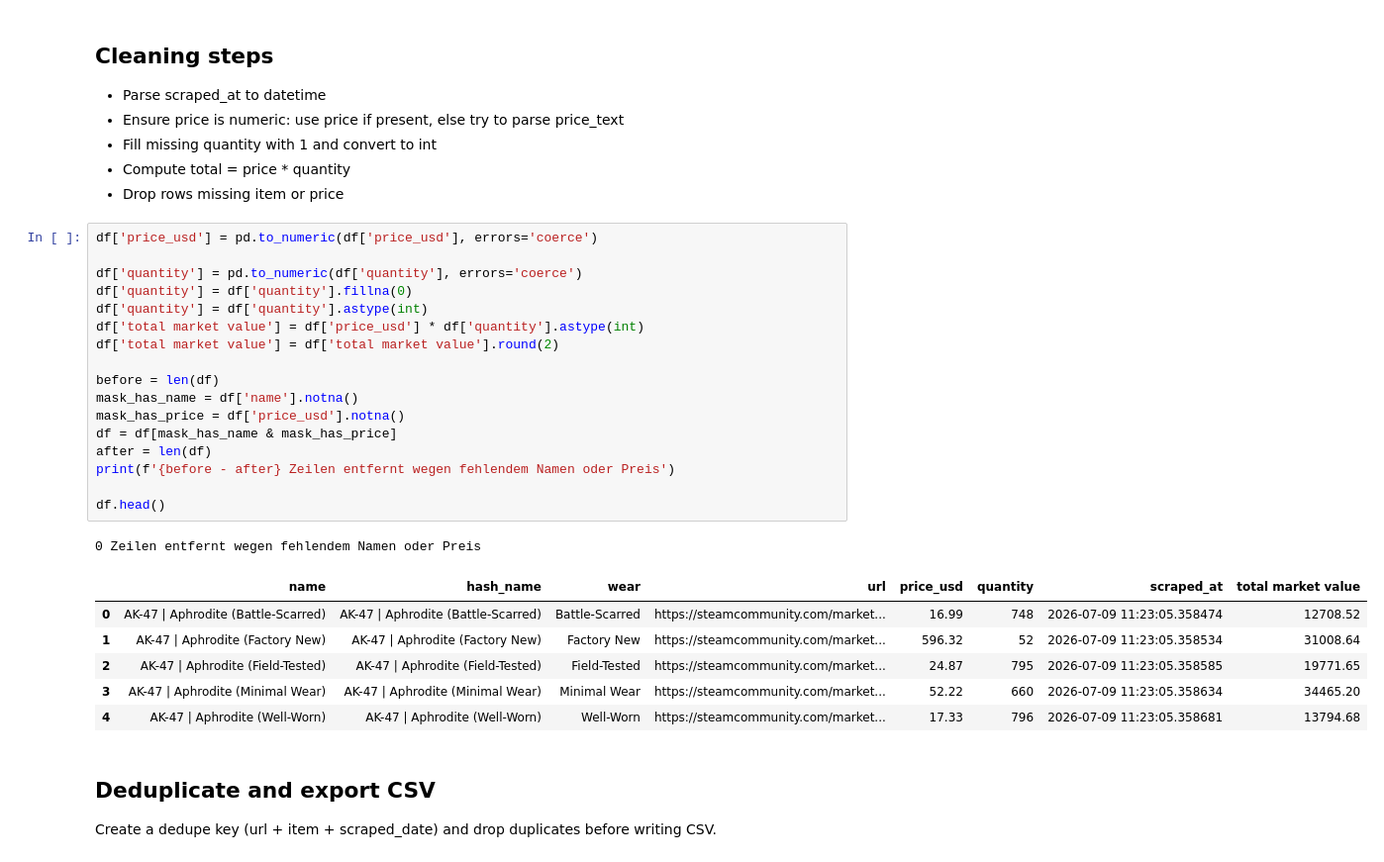
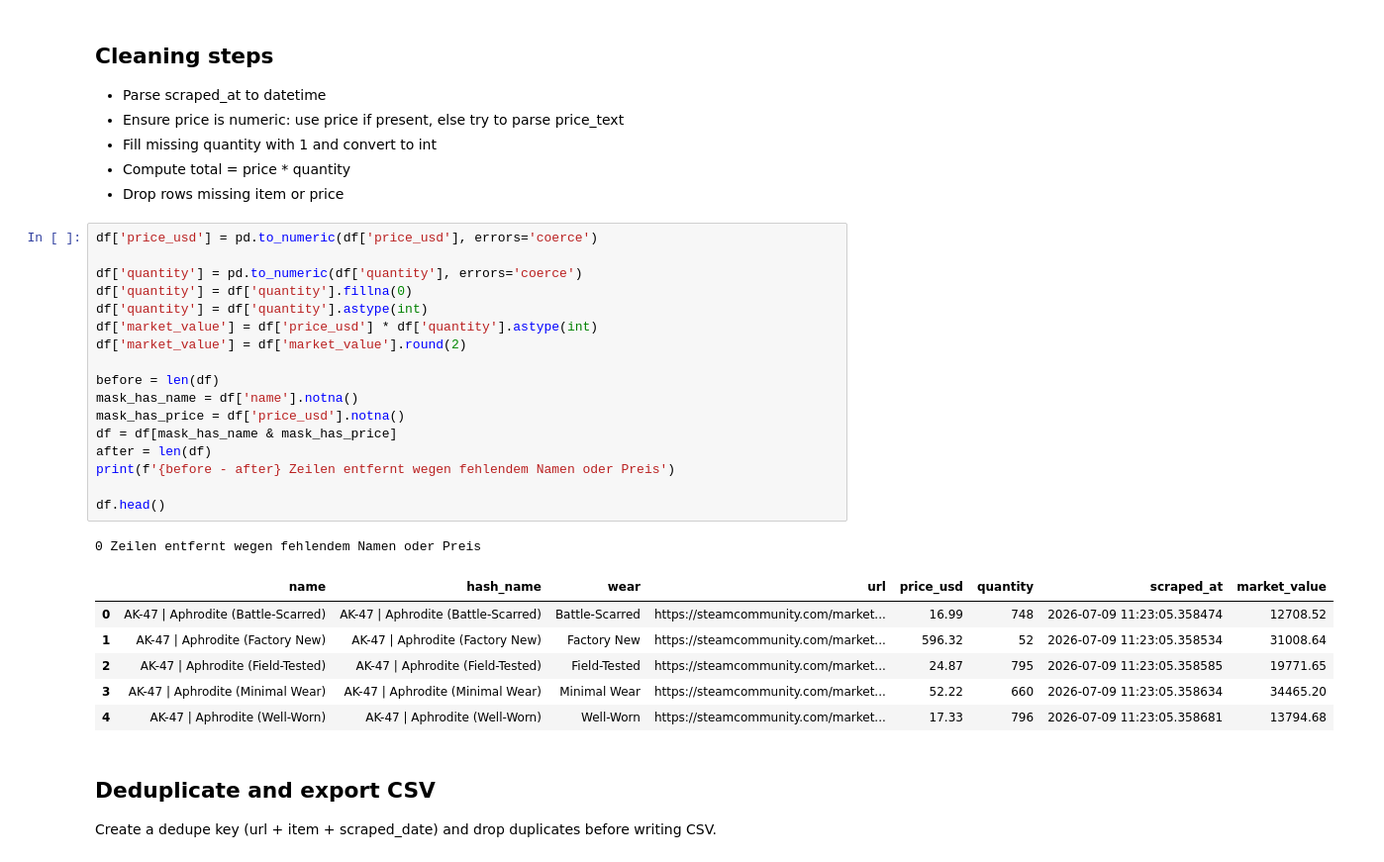
Before and after one commit to axpogroup/introductory-apprenticeship-axsa, a Jupyter notebook: pandas_postgres/Day2_Pandas_and_CSV.ipynb, the cells around one changed output. Shown at 99% size. Cells and saved outputs as stored; diff of their text form.

```diff
--- a/pandas_postgres/Day2_Pandas_and_CSV.ipynb
+++ b/pandas_postgres/Day2_Pandas_and_CSV.ipynb
@@ -63,23 +63,23 @@ dtype: int64
 # %%
 df['price_usd'] = pd.to_numeric(df['price_usd'], errors='coerce')
 
 df['quantity'] = pd.to_numeric(df['quantity'], errors='coerce')
 df['quantity'] = df['quantity'].fillna(0)
 df['quantity'] = df['quantity'].astype(int)
-df['total market value'] = df['price_usd'] * df['quantity'].astype(int)
-df['total market value'] = df['total market value'].round(2)
+df['market_value'] = df['price_usd'] * df['quantity'].astype(int)
+df['market_value'] = df['market_value'].round(2)
 
 before = len(df)
 mask_has_name = df['name'].notna()
 mask_has_price = df['price_usd'].notna()
 df = df[mask_has_name & mask_has_price]
 after = len(df)
 print(f'{before - after} Zeilen entfernt wegen fehlendem Namen oder Preis')
 
 df.head()
 # %% [output]
 0 Zeilen entfernt wegen fehlendem Namen oder Preis
-|  | name | hash_name | wear | url | price_usd | quantity | scraped_at | total market value |
+|  | name | hash_name | wear | url | price_usd | quantity | scraped_at | market_value |
 | 0 | AK-47 | Aphrodite (Battle-Scarred) | AK-47 | Aphrodite (Battle-Scarred) | Battle-Scarred | https://steamcommunity.com/market... | 16.99 | 748 | 2026-07-09 11:23:05.358474 | 12708.52 |
 | 1 | AK-47 | Aphrodite (Factory New) | AK-47 | Aphrodite (Factory New) | Factory New | https://steamcommunity.com/market... | 596.32 | 52 | 2026-07-09 11:23:05.358534 | 31008.64 |
 | 2 | AK-47 | Aphrodite (Field-Tested) | AK-47 | Aphrodite (Field-Tested) | Field-Tested | https://steamcommunity.com/market... | 24.87 | 795 | 2026-07-09 11:23:05.358585 | 19771.65 |
```
Also changed, not shown: 5 other files.
